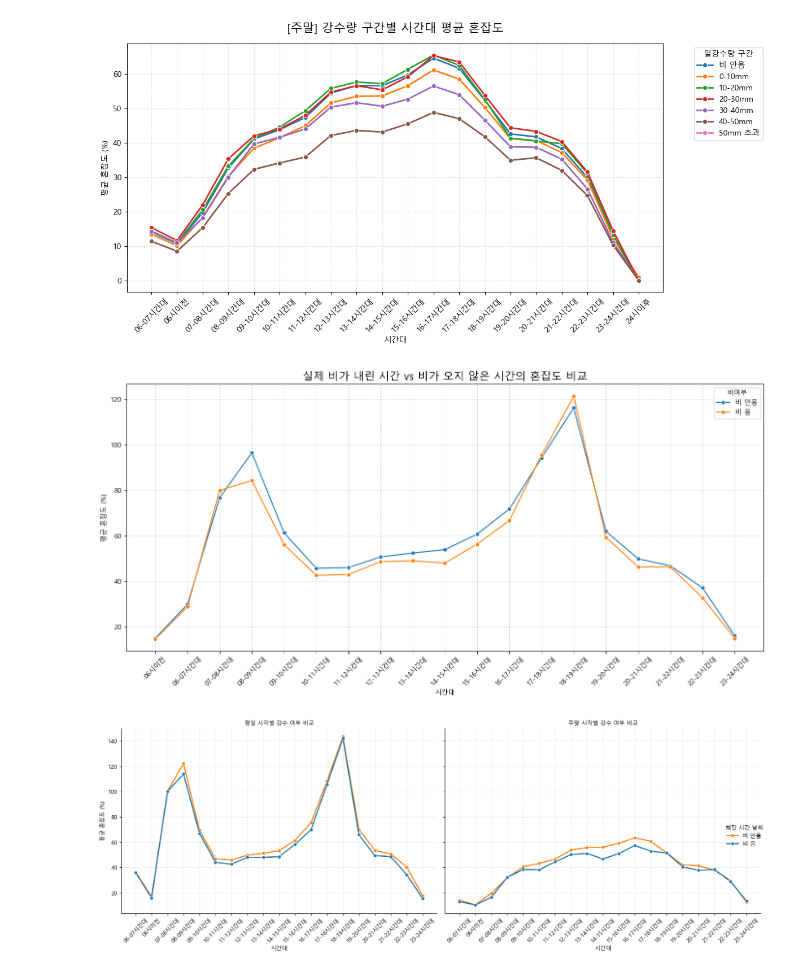
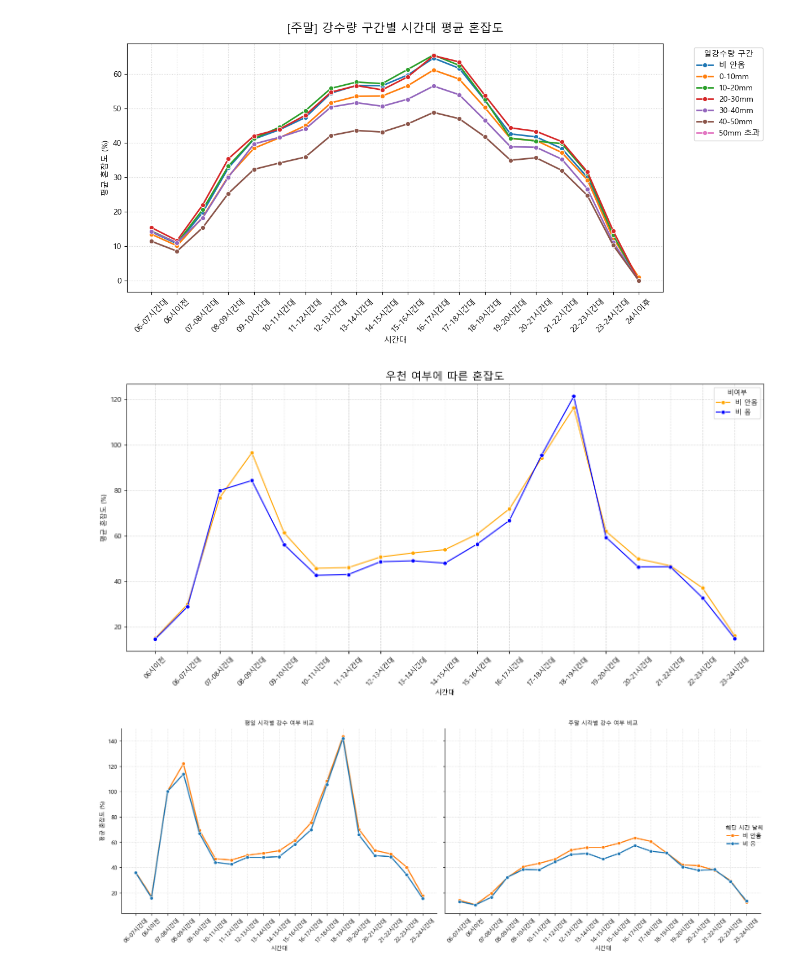
Before and after one commit to HouseOwnerLee/AI01, a Jupyter notebook: mini_project_03/prac.ipynb, the cells around one changed output. Saved outputs shown, nothing was run; the diff lists cells and outputs as text; code cells hidden in the pictures.

```diff
--- a/mini_project_03/prac.ipynb
+++ b/mini_project_03/prac.ipynb
@@ -318,36 +318,45 @@ df_sub_melted = df_subway.melt(id_vars=['수송일자', '역명', '호선'], val
 
 # '07-08시간대' 문자열에서 숫자 '7'만 추출하여 시간(hour) 정수값 생성
 def extract_hour(time_str):
     if '이전' in time_str: return 5
     if '이후' in time_str: return 24
     return int(time_str[:2])
 
 df_sub_melted['hour'] = df_sub_melted['시간대'].apply(extract_hour)
 
 # 3. 기상 데이터 전처리
 df_weather['일시'] = pd.to_datetime(df_weather['일시'])
 df_weather['date'] = df_weather['일시'].dt.date
 df_weather['hour'] = df_weather['일시'].dt.hour
 df_weather['비여부'] = df_weather['강수량(mm)'].fillna(0).apply(lambda x: '비 옴' if x > 0 else '비 안옴')
 
 # 4. 두 데이터 결합 (날짜와 시간이 모두 일치해야 함)
 # 지하철 수송일자와 기상 date 비교를 위해 타입 맞춤
 df_sub_melted['date'] = df_sub_melted['수송일자'].dt.date
 merged_df = pd.merge(df_sub_melted, df_weather[['date', 'hour', '비여부']],
                      on=['date', 'hour'], how='inner')
 
 # 5. 시각화
 plt.figure(figsize=(14, 7))
-sns.lineplot(data=merged_df, x='시간대', y='혼잡도', hue='비여부', marker='o', errorbar=None)
+custom_palette = {'비 옴': 'blue', '비 안옴': 'orange'}
 
-plt.title('실제 비가 내린 시간 vs 비가 오지 않은 시간의 혼잡도 비교', fontsize=16)
+sns.lineplot(
+    data=merged_df,
+    x='시간대',
+    y='혼잡도',
+    hue='비여부',
+    marker='o',
+    errorbar=None,
+    palette=custom_palette  # 색상 설정 적용
+)
+plt.title('우천 여부에 따른 혼잡도', fontsize=16)
 plt.xticks(rotation=45)
 plt.grid(True, linestyle='--', alpha=0.5)
 plt.ylabel('평균 혼잡도 (%)')
 plt.tight_layout()
 plt.show()
 # %% [output]
-[figure, old version]
+[figure, new version]
 # %%
 import pandas as pd
 import matplotlib.pyplot as plt
```
Also changed, not shown: 4 other files.
